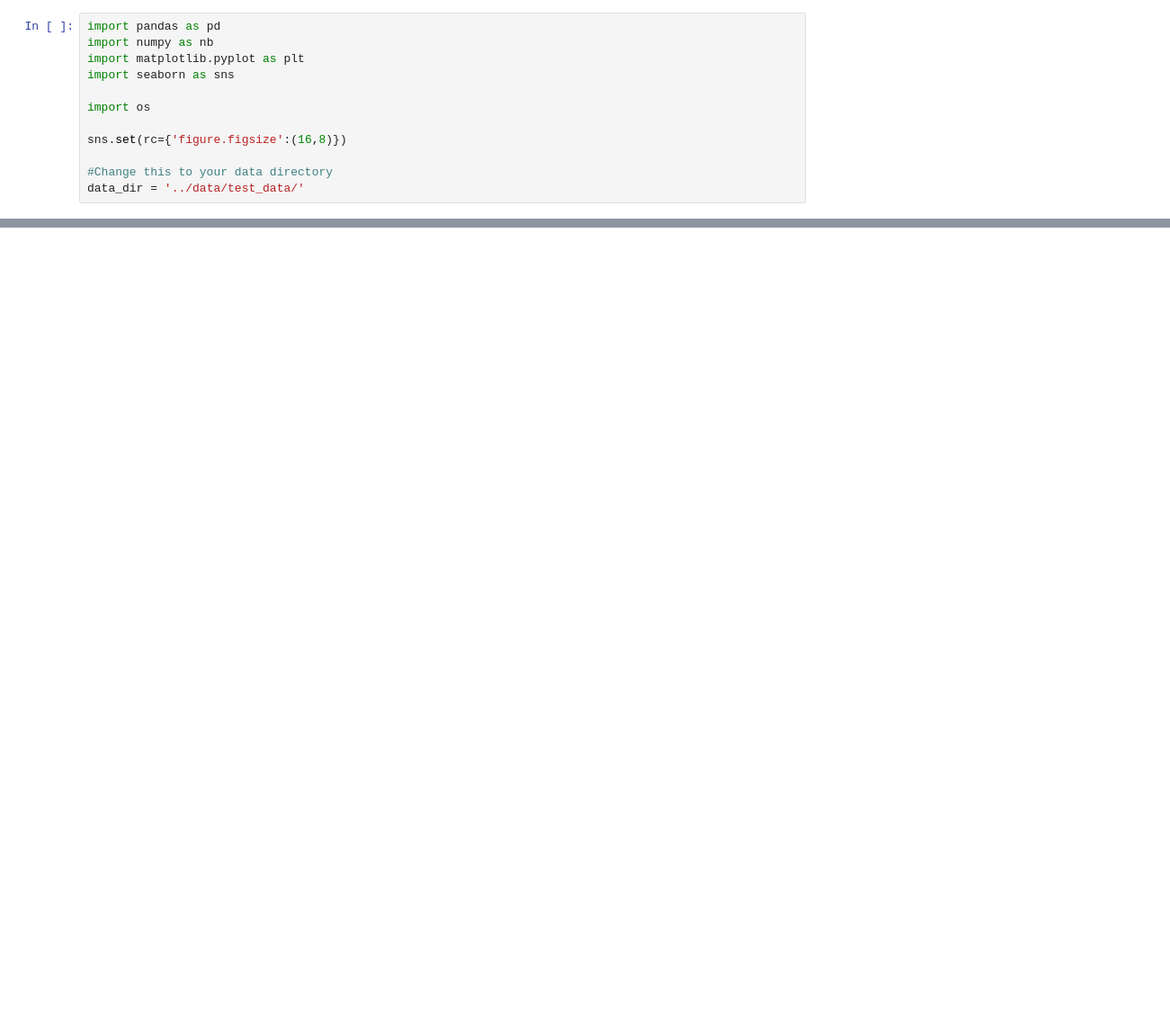
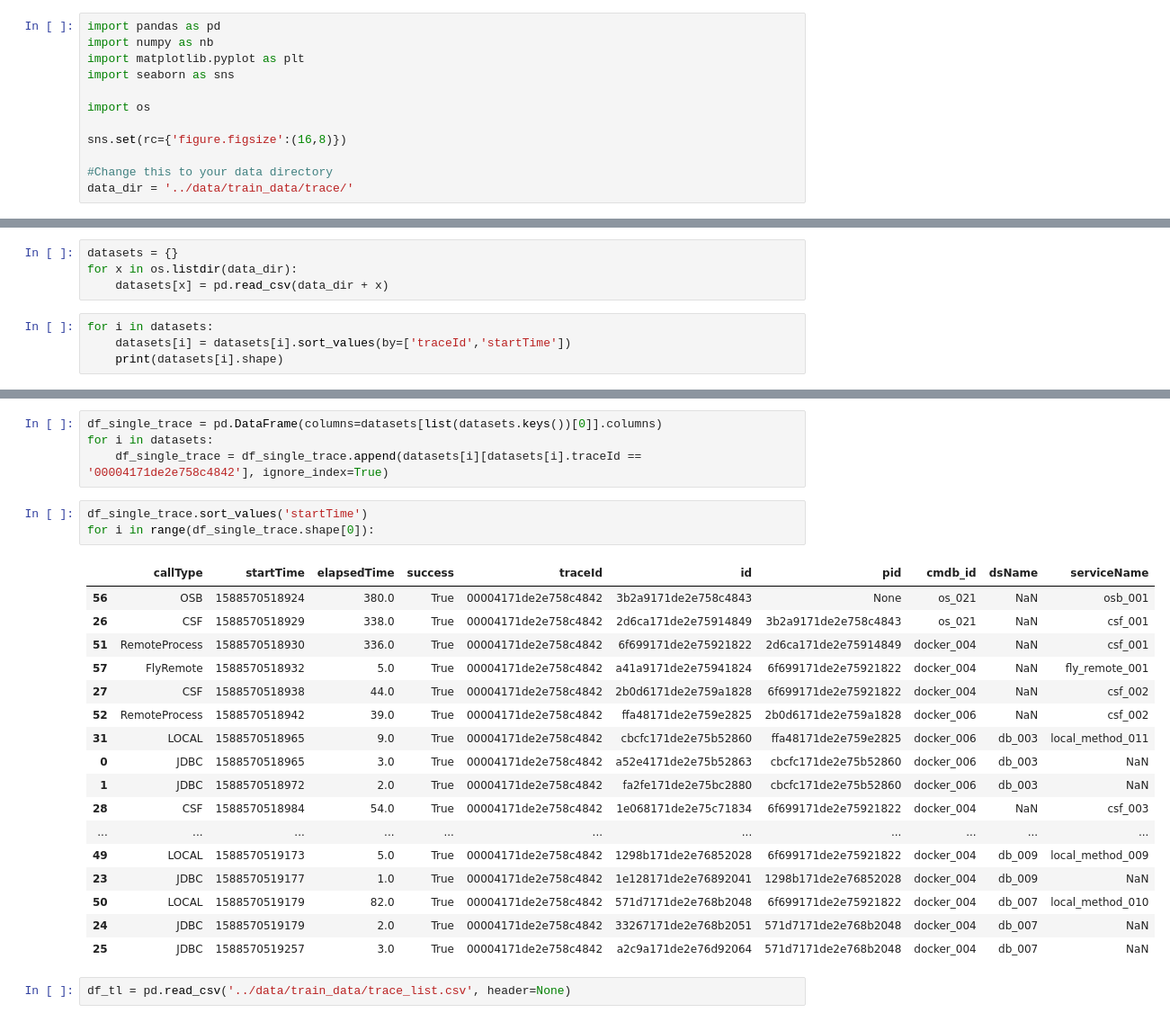
Before and after one commit to meng2468/AIOps-Challenge, a Jupyter notebook: eda/trace.ipynb, the cells around one changed output, grey strips where cells are left out. Shown: that part at 90% size. Cells and saved outputs as stored; diff of their text form; blank space fills up the shorter version.

Commit message:
some eda on traces

```diff
--- a/eda/trace.ipynb
+++ b/eda/trace.ipynb
@@ -9,4 +9,4 @@ import os
 sns.set(rc={'figure.figsize':(16,8)})
 
 #Change this to your data directory
-data_dir = '../data/test_data/'
+data_dir = '../data/train_data/trace/'
@@ -61,0 +13,8 @@ dfs['csf'].head()
+# %%
+datasets = {}
+for x in os.listdir(data_dir):
+    datasets[x] = pd.read_csv(data_dir + x)
+# %%
+for i in datasets:
+    datasets[i] = datasets[i].sort_values(by=['traceId','startTime'])
+    print(datasets[i].shape)
@@ -61,0 +48,27 @@ dfs['csf'].head()
+# %%
+df_single_trace = pd.DataFrame(columns=datasets[list(datasets.keys())[0]].columns)
+for i in datasets:
+    df_single_trace = df_single_trace.append(datasets[i][datasets[i].traceId == '00004171de2e758c4842'], ignore_index=True)
+# %%
+df_single_trace.sort_values('startTime')
+for i in range(df_single_trace.shape[0]):
+# %% [output]
+|  | callType | startTime | elapsedTime | success | traceId | id | pid | cmdb_id | dsName | serviceName |
+| 56 | OSB | 1588570518924 | 380.0 | True | 00004171de2e758c4842 | 3b2a9171de2e758c4843 | None | os_021 | NaN | osb_001 |
+| 26 | CSF | 1588570518929 | 338.0 | True | 00004171de2e758c4842 | 2d6ca171de2e75914849 | 3b2a9171de2e758c4843 | os_021 | NaN | csf_001 |
+| 51 | RemoteProcess | 1588570518930 | 336.0 | True | 00004171de2e758c4842 | 6f699171de2e75921822 | 2d6ca171de2e75914849 | docker_004 | NaN | csf_001 |
+| 57 | FlyRemote | 1588570518932 | 5.0 | True | 00004171de2e758c4842 | a41a9171de2e75941824 | 6f699171de2e75921822 | docker_004 | NaN | fly_remote_001 |
+| 27 | CSF | 1588570518938 | 44.0 | True | 00004171de2e758c4842 | 2b0d6171de2e759a1828 | 6f699171de2e75921822 | docker_004 | NaN | csf_002 |
+| 52 | RemoteProcess | 1588570518942 | 39.0 | True | 00004171de2e758c4842 | ffa48171de2e759e2825 | 2b0d6171de2e759a1828 | docker_006 | NaN | csf_002 |
+| 31 | LOCAL | 1588570518965 | 9.0 | True | 00004171de2e758c4842 | cbcfc171de2e75b52860 | ffa48171de2e759e2825 | docker_006 | db_003 | local_method_011 |
+| 0 | JDBC | 1588570518965 | 3.0 | True | 00004171de2e758c4842 | a52e4171de2e75b52863 | cbcfc171de2e75b52860 | docker_006 | db_003 | NaN |
+| 1 | JDBC | 1588570518972 | 2.0 | True | 00004171de2e758c4842 | fa2fe171de2e75bc2880 | cbcfc171de2e75b52860 | docker_006 | db_003 | NaN |
+| 28 | CSF | 1588570518984 | 54.0 | True | 00004171de2e758c4842 | 1e068171de2e75c71834 | 6f699171de2e75921822 | docker_004 | NaN | csf_003 |
+| ... | ... | ... | ... | ... | ... | ... | ... | ... | ... | ... |
+| 49 | LOCAL | 1588570519173 | 5.0 | True | 00004171de2e758c4842 | 1298b171de2e76852028 | 6f699171de2e75921822 | docker_004 | db_009 | local_method_009 |
+| 23 | JDBC | 1588570519177 | 1.0 | True | 00004171de2e758c4842 | 1e128171de2e76892041 | 1298b171de2e76852028 | docker_004 | db_009 | NaN |
+| 50 | LOCAL | 1588570519179 | 82.0 | True | 00004171de2e758c4842 | 571d7171de2e768b2048 | 6f699171de2e75921822 | docker_004 | db_007 | local_method_010 |
+| 24 | JDBC | 1588570519179 | 2.0 | True | 00004171de2e758c4842 | 33267171de2e768b2051 | 571d7171de2e768b2048 | docker_004 | db_007 | NaN |
+| 25 | JDBC | 1588570519257 | 3.0 | True | 00004171de2e758c4842 | a2c9a171de2e76d92064 | 571d7171de2e768b2048 | docker_004 | db_007 | NaN |
+# %%
+df_tl = pd.read_csv('../data/train_data/trace_list.csv', header=None)
```
Also changed, not shown: parts of 8 cells of this notebook.
